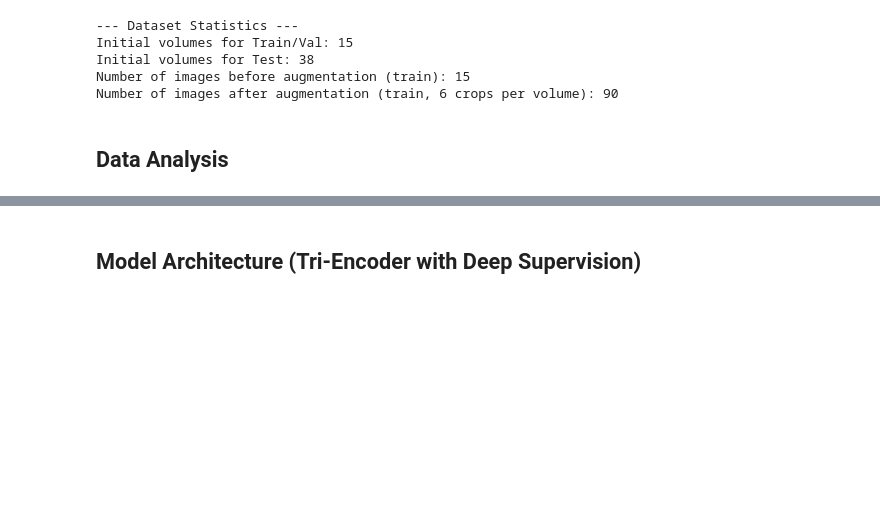
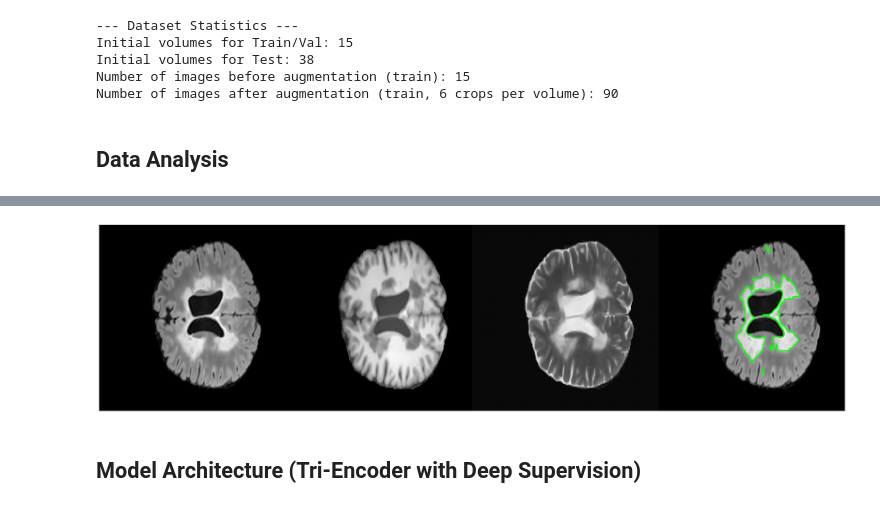
Before and after one commit to aligreo/TriEncoder-Unet-Project, a Jupyter notebook: experiments/msseg_preprocessing_archeticture_experiment_4_colab.ipynb, the cells around one changed output, grey strips where cells are left out. Drawn from its saved outputs; the diff is of its cells as text; code cells hidden in the pictures; blank space fills up the shorter version.

```diff
--- a/experiments/msseg_preprocessing_archeticture_experiment_4_colab.ipynb
+++ b/experiments/msseg_preprocessing_archeticture_experiment_4_colab.ipynb
@@ -273,3 +230,49 @@ Displaying slice 348 (max lesion density)
+# %%
+import nibabel as nib
+import matplotlib.pyplot as plt
+import numpy as np
+
+def visualize_sample(sample_dict, slice_idx=None):
+    # Load images directly from NIfTI files without custom normalization
+    data = {k: nib.load(sample_dict[k]).get_fdata() for k in ["flair", "t1", "t2", "label"]}
+
+    if slice_idx is None:
+        # Identify the slice with the largest lesion area for visualization
+        lesion_area = data["label"].sum(axis=(0, 1))
+        slice_idx = np.argmax(lesion_area) if lesion_area.max() > 0 else data["label"].shape[2] // 2
+
+    # Get the 2D slices
+    slices = {k: data[k][:, :, slice_idx] for k in data}
+
+    # Setup a 1:4 aspect ratio figure with no background or frame
+    fig = plt.figure(figsize=(24, 6), frameon=False, facecolor='none')
+
+    panels = [
+        (slices["flair"], "gray", None),
+        (slices["t1"], "gray", None),
+        (slices["t2"], "gray", None),
+        (slices["flair"], "gray", slices["label"])
+    ]
+
+    for i, (img, cmap, lbl) in enumerate(panels):
+        # Fill exactly 25% of the width with zero gaps
+        ax = fig.add_axes([i * 0.25, 0, 0.25, 1], frameon=False)
+        ax.imshow(img, cmap=cmap, aspect='auto', interpolation='bilinear', origin='lower')
+
+        if lbl is not None:
+            # Overlay ground truth in lime green
+            ax.contour(lbl, levels=[0.5], colors='lime', linewidths=2.5, origin='lower')
+
+        ax.axis('off')
+
+    # Remove all margins and padding
+    plt.subplots_adjust(top=1, bottom=0, right=1, left=0, hspace=0, wspace=0)
+    plt.show()
+
+if 'train_files' in globals() and train_files:
+    visualize_sample(train_files[0])
+# %% [output]
+[figure, added]
 # %% [markdown]
 ## Model Architecture (Tri-Encoder with Deep Supervision)
 # %%
```
Also changed, not shown: parts of 2 cells of this notebook.
